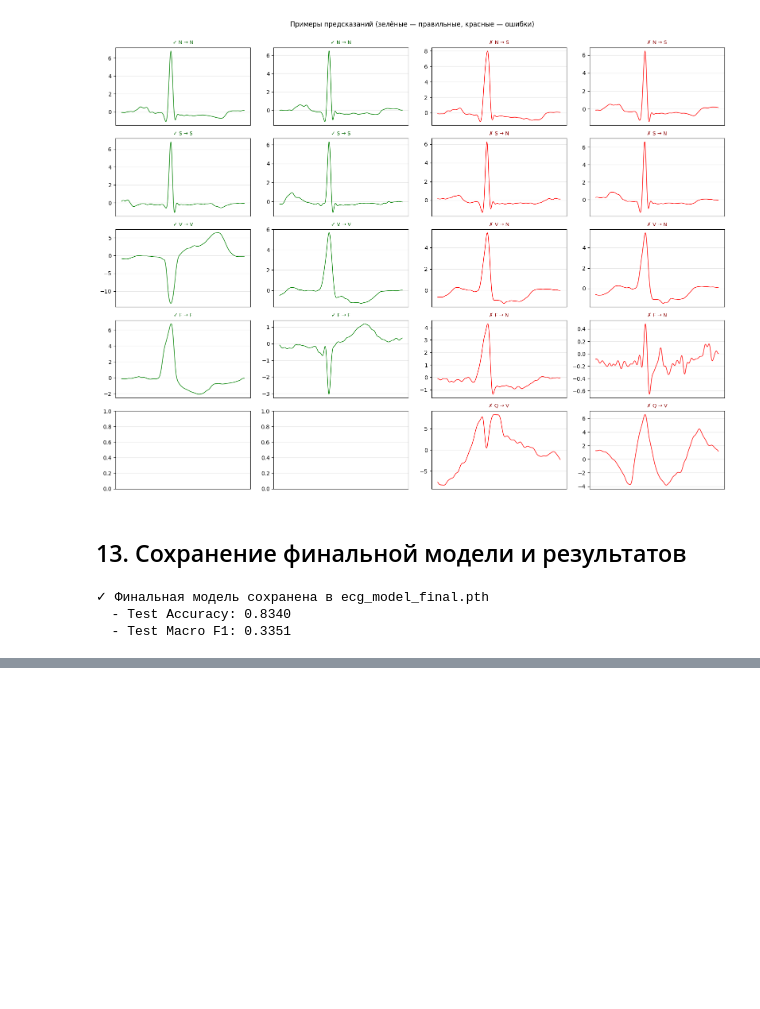
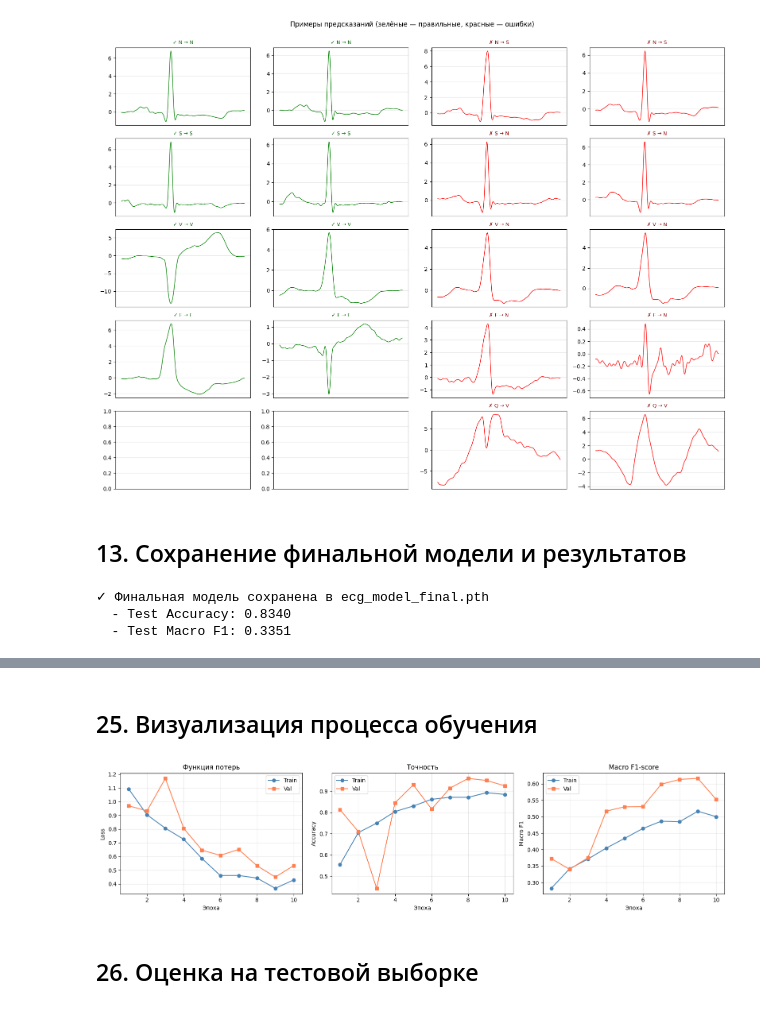
Before and after one commit to Korenchenkov/ECG_Beat_Classification, a Jupyter notebook: BuildingModel.ipynb, the cells around one changed output, grey strips where cells are left out. Cells and saved outputs as stored; diff of their text form; code cells hidden in the pictures; blank space fills up the shorter version.

```diff
--- a/BuildingModel.ipynb
+++ b/BuildingModel.ipynb
@@ -707,0 +1163,19 @@ print(f'  - Test Macro F1: {test_f1:.4f}')
+# %%
+# Функция потерь
+if use_weighted_loss:
+    weights_tensor = torch.tensor(class_weights, dtype=torch.float32).to(DEVICE)
+    criterion = nn.CrossEntropyLoss(weight=weights_tensor)
+    print(f'Используется взвешенный CrossEntropyLoss с весами: {class_weights}')
+else:
+    criterion = nn.CrossEntropyLoss()
+    print('Используется обычный CrossEntropyLoss')
+
+# Оптимизатор
+LR = 1e-3
+WEIGHT_DECAY = 1e-4
+optimizer = torch.optim.Adam(model.parameters(), lr=LR, weight_decay=WEIGHT_DECAY)
+
+# Scheduler
+scheduler = ReduceLROnPlateau(optimizer, mode='min', factor=0.5, patience=3)
+
+print(f'\nОптимизатор: Adam, lr={LR}, weight_decay={WEIGHT_DECAY}')
@@ -707,0 +1283,40 @@ print(f'  - Test Macro F1: {test_f1:.4f}')
+# %% [markdown]
+## 25. Визуализация процесса обучения
+# %%
+fig, axes = plt.subplots(1, 3, figsize=(16, 4))
+
+epochs_range = range(1, len(history['train_loss']) + 1)
+
+# Loss
+axes[0].plot(epochs_range, history['train_loss'], 'o-', label='Train', color='steelblue')
+axes[0].plot(epochs_range, history['val_loss'], 's-', label='Val', color='coral')
+axes[0].set_xlabel('Эпоха')
+axes[0].set_ylabel('Loss')
+axes[0].set_title('Функция потерь')
+axes[0].legend()
+axes[0].grid(alpha=0.3)
+
+# Accuracy
+axes[1].plot(epochs_range, history['train_acc'], 'o-', label='Train', color='steelblue')
+axes[1].plot(epochs_range, history['val_acc'], 's-', label='Val', color='coral')
+axes[1].set_xlabel('Эпоха')
+axes[1].set_ylabel('Accuracy')
+axes[1].set_title('Точность')
+axes[1].legend()
+axes[1].grid(alpha=0.3)
+
+# F1
+axes[2].plot(epochs_range, history['train_f1'], 'o-', label='Train', color='steelblue')
+axes[2].plot(epochs_range, history['val_f1'], 's-', label='Val', color='coral')
+axes[2].set_xlabel('Эпоха')
+axes[2].set_ylabel('Macro F1')
+axes[2].set_title('Macro F1-score')
+axes[2].legend()
+axes[2].grid(alpha=0.3)
+
+plt.tight_layout()
+plt.show()
+# %% [output]
+[figure, added]
+# %% [markdown]
+## 26. Оценка на тестовой выборке
```
Also changed, not shown: parts of 30 cells of this notebook, 4 other files.
